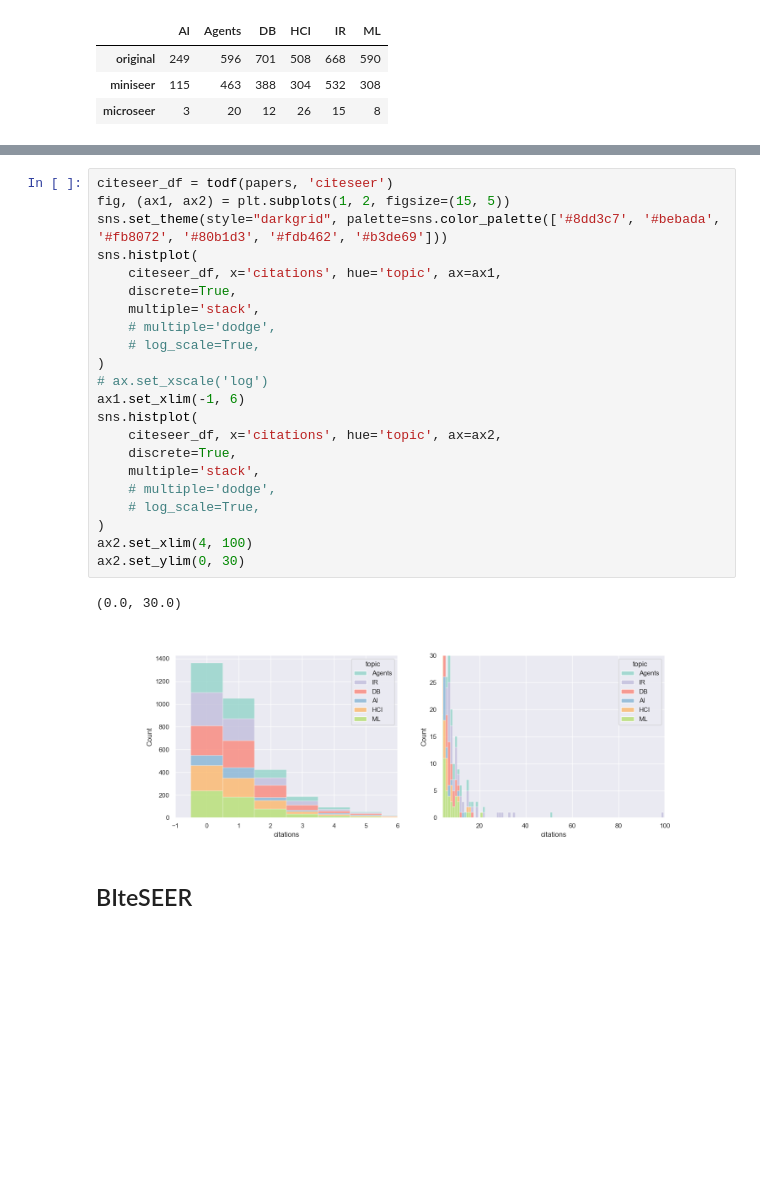
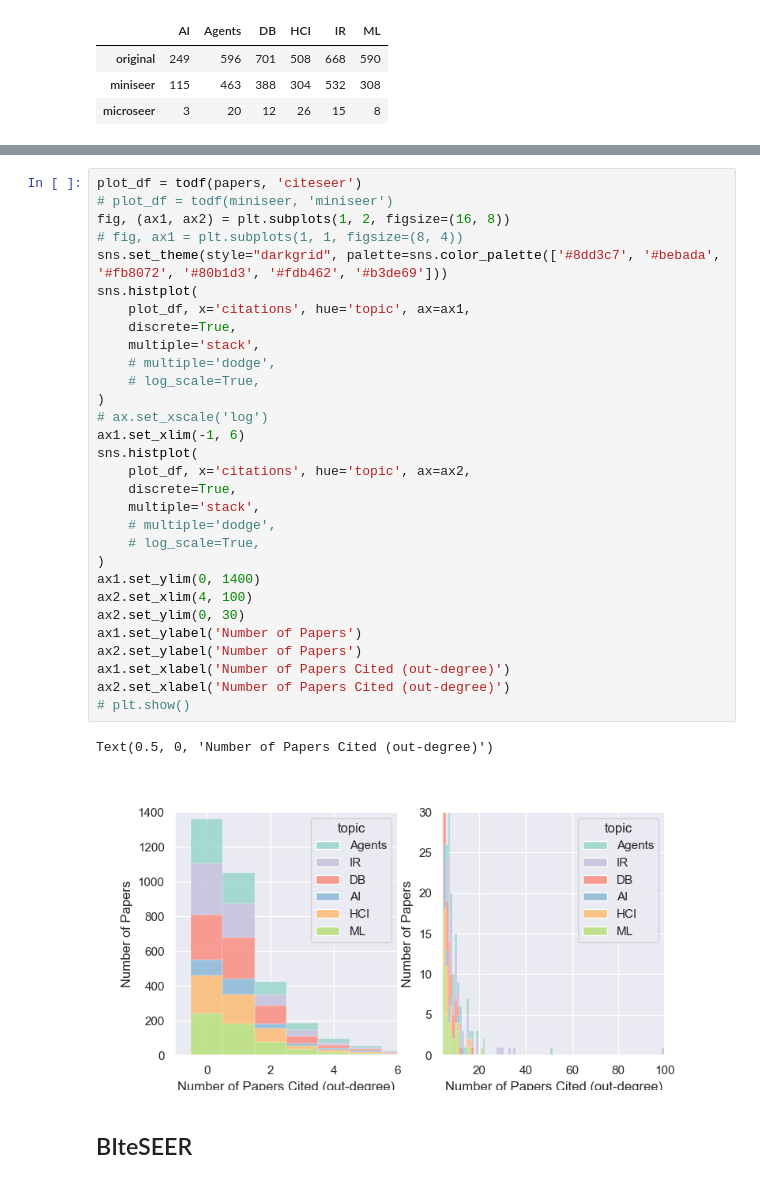
Before and after one commit to prasannadate/sgnn-superneuro, a Jupyter notebook: miniseer_maker.ipynb, the cells around one changed output, grey strips where cells are left out. Cells and saved outputs as stored; diff of their text form; blank space fills up the shorter version.

Commit message:
graph visualizations

```diff
--- a/miniseer_maker.ipynb
+++ b/miniseer_maker.ipynb
@@ -458,28 +462,36 @@ sns.countplot(data, x='topic', hue='dataset', order=index)
 # %%
-citeseer_df = todf(papers, 'citeseer')
-fig, (ax1, ax2) = plt.subplots(1, 2, figsize=(15, 5))
+plot_df = todf(papers, 'citeseer')
+# plot_df = todf(miniseer, 'miniseer')
+fig, (ax1, ax2) = plt.subplots(1, 2, figsize=(16, 8))
+# fig, ax1 = plt.subplots(1, 1, figsize=(8, 4))
 sns.set_theme(style="darkgrid", palette=sns.color_palette(['#8dd3c7', '#bebada', '#fb8072', '#80b1d3', '#fdb462', '#b3de69']))
 sns.histplot(
-    citeseer_df, x='citations', hue='topic', ax=ax1,
+    plot_df, x='citations', hue='topic', ax=ax1,
     discrete=True,
     multiple='stack',
     # multiple='dodge',
     # log_scale=True,
 )
 # ax.set_xscale('log')
 ax1.set_xlim(-1, 6)
 sns.histplot(
-    citeseer_df, x='citations', hue='topic', ax=ax2,
+    plot_df, x='citations', hue='topic', ax=ax2,
     discrete=True,
     multiple='stack',
     # multiple='dodge',
     # log_scale=True,
 )
+ax1.set_ylim(0, 1400)
 ax2.set_xlim(4, 100)
 ax2.set_ylim(0, 30)
+ax1.set_ylabel('Number of Papers')
+ax2.set_ylabel('Number of Papers')
+ax1.set_xlabel('Number of Papers Cited (out-degree)')
+ax2.set_xlabel('Number of Papers Cited (out-degree)')
+# plt.show()
 # %% [output]
-(0.0, 30.0)
+Text(0.5, 0, 'Number of Papers Cited (out-degree)')
-[figure, old version]
+[figure, new version]
 # %% [markdown]
 ## BIteSEER
 # %%
```
Also changed, not shown: parts of 8 cells of this notebook, 9 other files.
